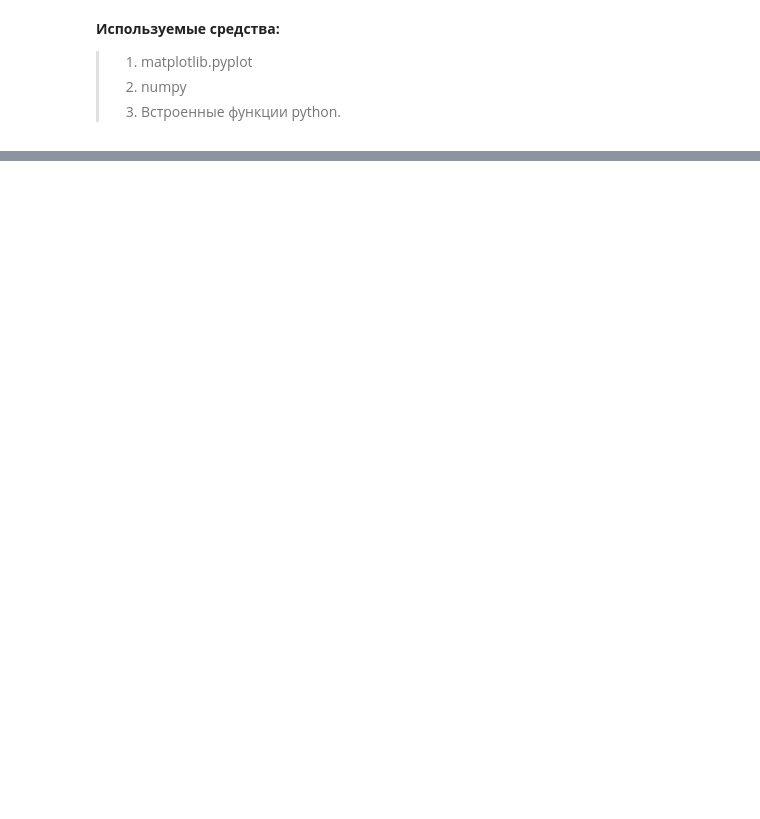
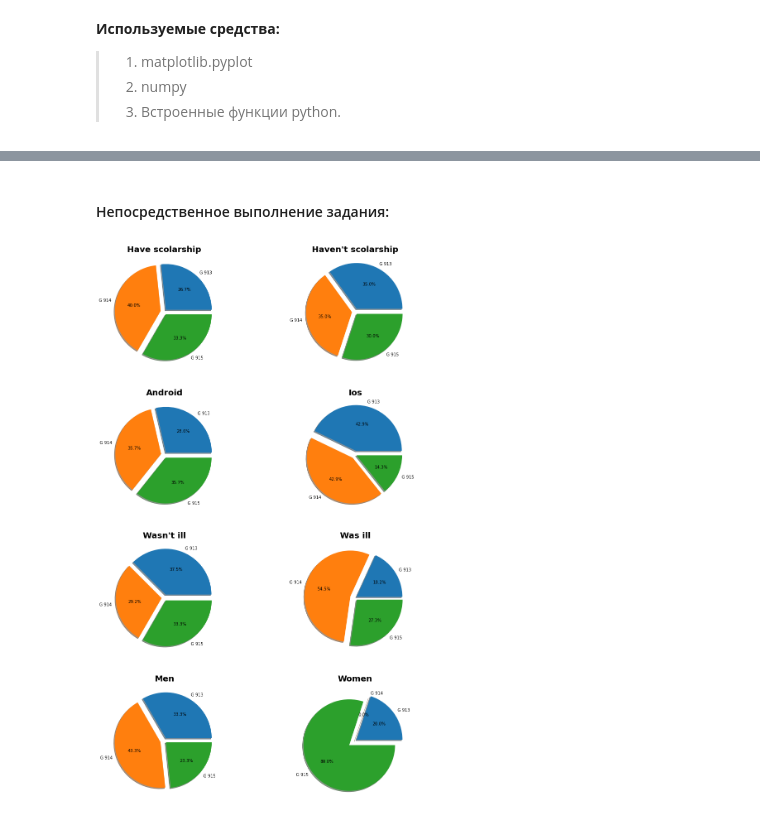
Before and after one commit to EvgrafovMichail/plt, a Jupyter notebook: matplotlib_evgrafov_michail_915.ipynb, the cells around one changed output, grey strips where cells are left out. Cells and saved outputs as stored; diff of their text form; code cells hidden in the pictures; blank space fills up the shorter version.

```diff
--- a/matplotlib_evgrafov_michail_915.ipynb
+++ b/matplotlib_evgrafov_michail_915.ipynb
@@ -101,0 +200,25 @@ my_bars.show()
+# %% [markdown]
+#### Непосредственное выполнение задания:
+# %%
+labels = ['G 913', 'G 914', 'G 915']
+
+amount_of_people = np.array([11, 13, 11])
+group_amounts = [np.array([10, 13, 7]),
+                 np.array([9, 7, 8]),
+                 np.array([8, 10, 10]),
+                 np.array([4, 6, 5])]
+
+titles = ['Men', 'Women', "Wasn't ill", 'Was ill',
+          'Android', 'Ios', 'Have scolarship', "Haven't scolarship"]
+
+my_pies = MultiPies(2, 4)
+
+for i in range(len(group_amounts)):
+    my_pies.add_diagramm(titles[2 * i], group_amounts[i], labels)
+    my_pies.add_diagramm(titles[2 * i + 1],
+                         amount_of_people - group_amounts[i],
+                         labels)
+
+my_pies.show()
+# %% [output]
+[figure, added]
```
Also changed, not shown: parts of 15 cells of this notebook.
